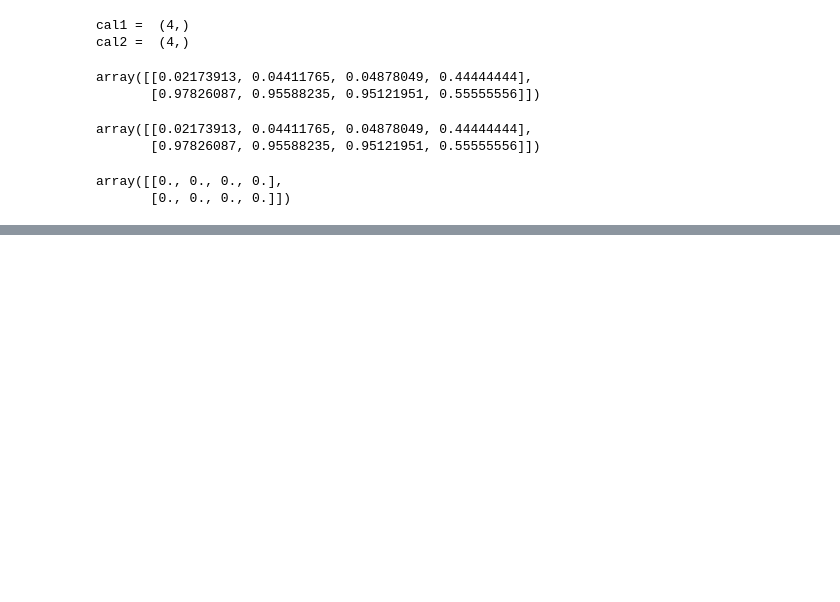
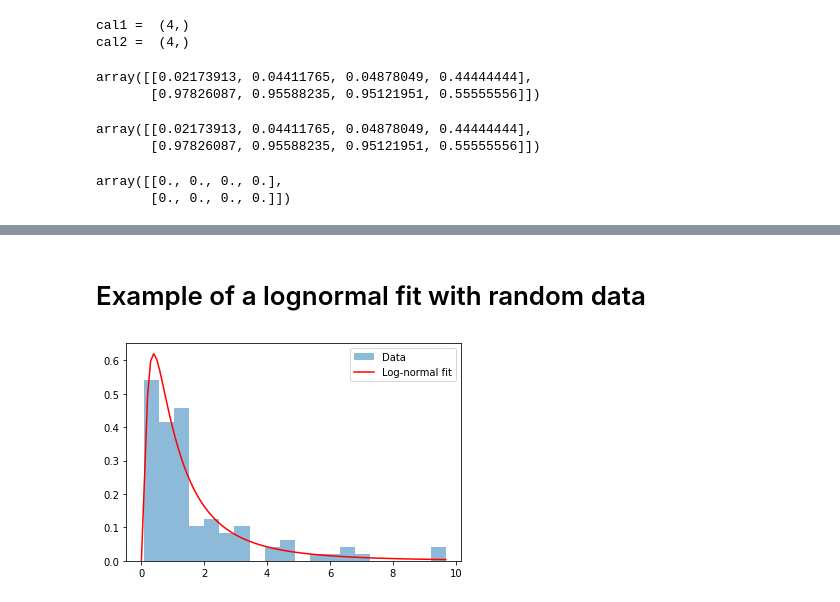
Before and after one commit to bazilsky/jupyter_local, a Jupyter notebook: netcdf/comparison_with_confer_et_al_2013.ipynb, the cells around one changed output, grey strips where cells are left out. Saved outputs shown, nothing was run; the diff lists cells and outputs as text; code cells hidden in the pictures; blank space fills up the shorter version.

```diff
--- a/netcdf/comparison_with_confer_et_al_2013.ipynb
+++ b/netcdf/comparison_with_confer_et_al_2013.ipynb
@@ -246,0 +328,34 @@ params
+# %% [markdown]
+# Example of a lognormal fit with random data
+# %%
+import numpy as np
+import scipy.stats as stats
+import matplotlib.pyplot as plt
+
+# Generate sample data
+np.random.seed(0)
+data = np.random.lognormal(mean=0, sigma=1, size=100)
+
+# Log-transform the data
+log_data = np.log(data)
+
+# Calculate the median and IQR of the log-transformed data
+median = np.median(log_data)
+IQR = np.percentile(log_data, 75) - np.percentile(log_data, 25)
+
+# Estimate the parameters of the log-normal distribution
+mean = np.exp(median)
+sigma = np.exp(IQR/2)
+
+# Fit the log-normal distribution to the log-transformed data
+fit = stats.lognorm.fit(data, floc=0, scale=sigma)
+
+# Plot the log-normal fit
+x = np.linspace(0, data.max(), 100)
+pdf = stats.lognorm.pdf(x, fit[0], fit[1], fit[2])
+plt.hist(data, bins=20, density=True, alpha=0.5, label='Data')
+plt.plot(x, pdf, '-r', label='Log-normal fit')
+plt.legend()
+plt.show()
+# %% [output]
+[figure, added]
```
Also changed, not shown: parts of 6 cells of this notebook, 1 other file.
